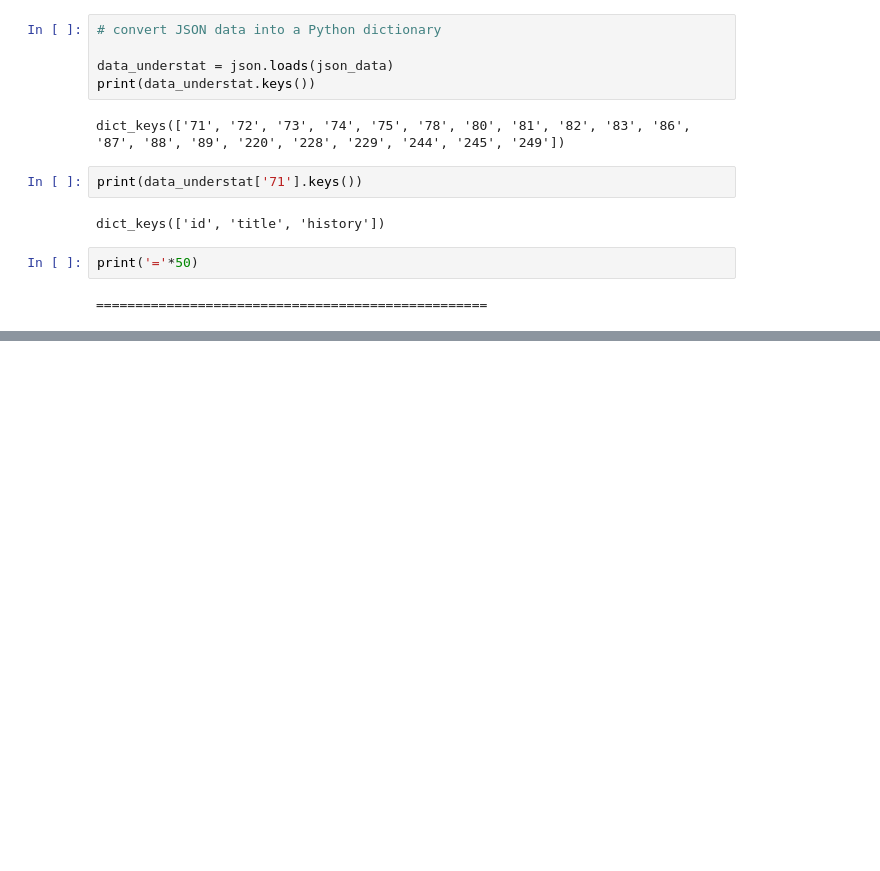
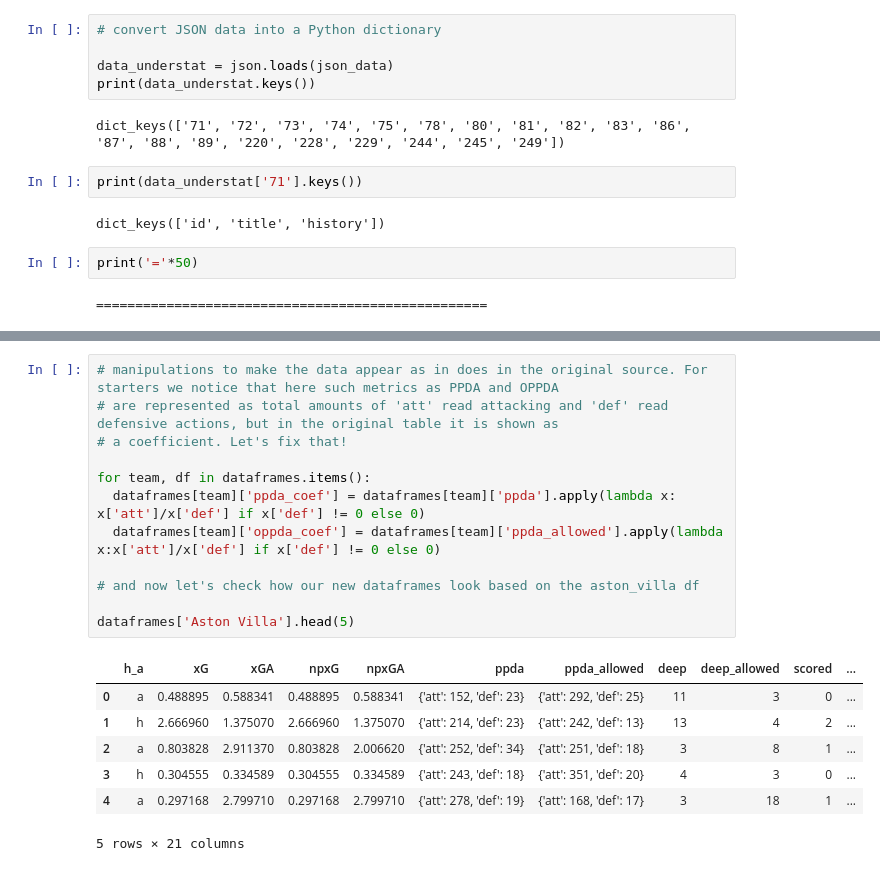
Before and after one commit to WillyKitheka/code-doyen, a Jupyter notebook: webScraping_Understat.ipynb, the cells around one changed output, grey strips where cells are left out. Drawn from its saved outputs; the diff is of its cells as text; blank space fills up the shorter version.

```diff
--- a/webScraping_Understat.ipynb
+++ b/webScraping_Understat.ipynb
@@ -93,0 +185,20 @@ AttributeError: ignored
+# %%
+# manipulations to make the data appear as in does in the original source. For starters we notice that here such metrics as PPDA and OPPDA
+# are represented as total amounts of 'att' read attacking and 'def' read defensive actions, but in the original table it is shown as
+# a coefficient. Let's fix that!
+
+for team, df in dataframes.items():
+  dataframes[team]['ppda_coef'] = dataframes[team]['ppda'].apply(lambda x: x['att']/x['def'] if x['def'] != 0 else 0)
+  dataframes[team]['oppda_coef'] = dataframes[team]['ppda_allowed'].apply(lambda x:x['att']/x['def'] if x['def'] != 0 else 0)
+
+# and now let's check how our new dataframes look based on the aston_villa df
+
+dataframes['Aston Villa'].head(5)
+# %% [output]
+|  | h_a | xG | xGA | npxG | npxGA | ppda | ppda_allowed | deep | deep_allowed | scored | ... |
+| 0 | a | 0.488895 | 0.588341 | 0.488895 | 0.588341 | {'att': 152, 'def': 23} | {'att': 292, 'def': 25} | 11 | 3 | 0 | ... |
+| 1 | h | 2.666960 | 1.375070 | 2.666960 | 1.375070 | {'att': 214, 'def': 23} | {'att': 242, 'def': 13} | 13 | 4 | 2 | ... |
+| 2 | a | 0.803828 | 2.911370 | 0.803828 | 2.006620 | {'att': 252, 'def': 34} | {'att': 251, 'def': 18} | 3 | 8 | 1 | ... |
+| 3 | h | 0.304555 | 0.334589 | 0.304555 | 0.334589 | {'att': 243, 'def': 18} | {'att': 351, 'def': 20} | 4 | 3 | 0 | ... |
+| 4 | a | 0.297168 | 2.799710 | 0.297168 | 2.799710 | {'att': 278, 'def': 19} | {'att': 168, 'def': 17} | 3 | 18 | 1 | ... |
+5 rows × 21 columns
```
Also changed, not shown: parts of 16 cells of this notebook.
